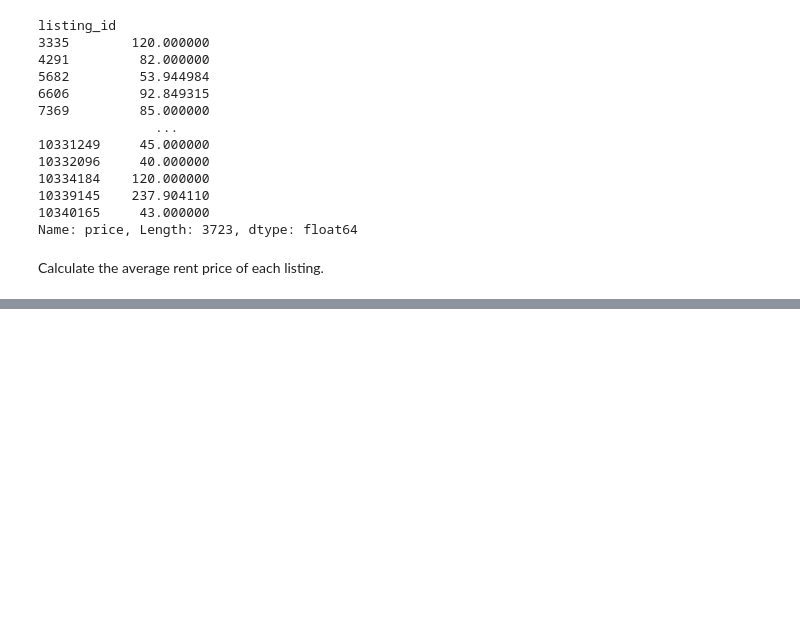
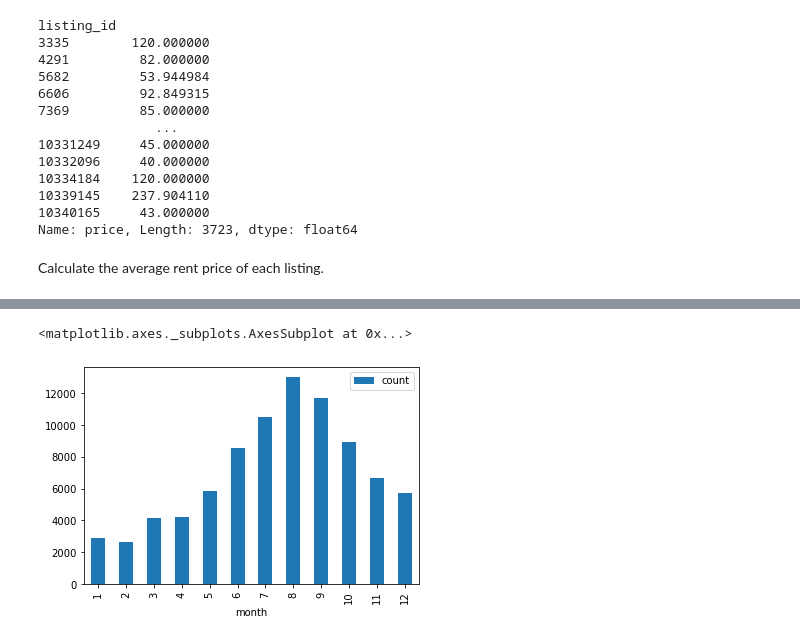
Before and after one commit to emilymoreland-mst/IST5520_G3, a Jupyter notebook: IST 5520 M1 Revised.ipynb, the cells around one changed output, grey strips where cells are left out. Drawn from its saved outputs; the diff is of its cells as text; code cells hidden in the pictures; blank space fills up the shorter version.

```diff
--- a/IST 5520 M1 Revised.ipynb
+++ b/IST 5520 M1 Revised.ipynb
@@ -282,0 +481,3 @@ Calculate the average rent price of each listing.
+# %%
+rev['date']=pd.to_datetime(rev['date'])
+rev.head()
@@ -282,0 +510,2 @@ Calculate the average rent price of each listing.
+# %%
+rev['month'] = pd.DatetimeIndex(rev['date']).month
@@ -282,0 +549,4 @@ Calculate the average rent price of each listing.
+# %%
+reviewCount = pd.crosstab(index=rev['month'],columns="count")
+# %%
+reviewCount['month']= pd.Series(range(0,13))
@@ -282,0 +570,5 @@ Calculate the average rent price of each listing.
+# %%
+reviewCount.plot.bar(x='month',y='count')
+# %% [output]
+<matplotlib.axes._subplots.AxesSubplot at 0x...>
+[figure, added]
```
Also changed, not shown: parts of 33 cells of this notebook.
